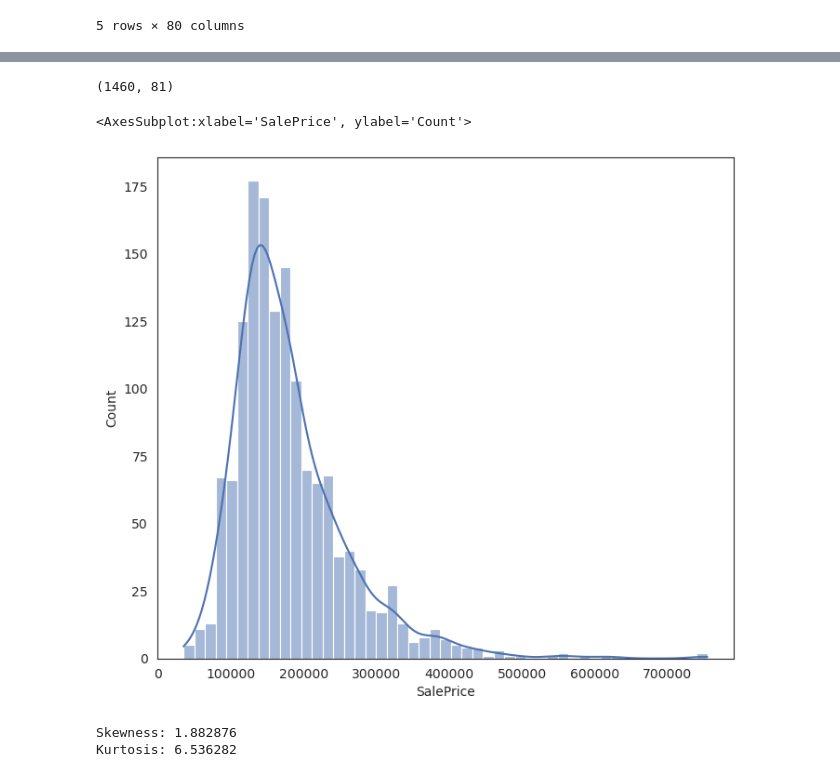
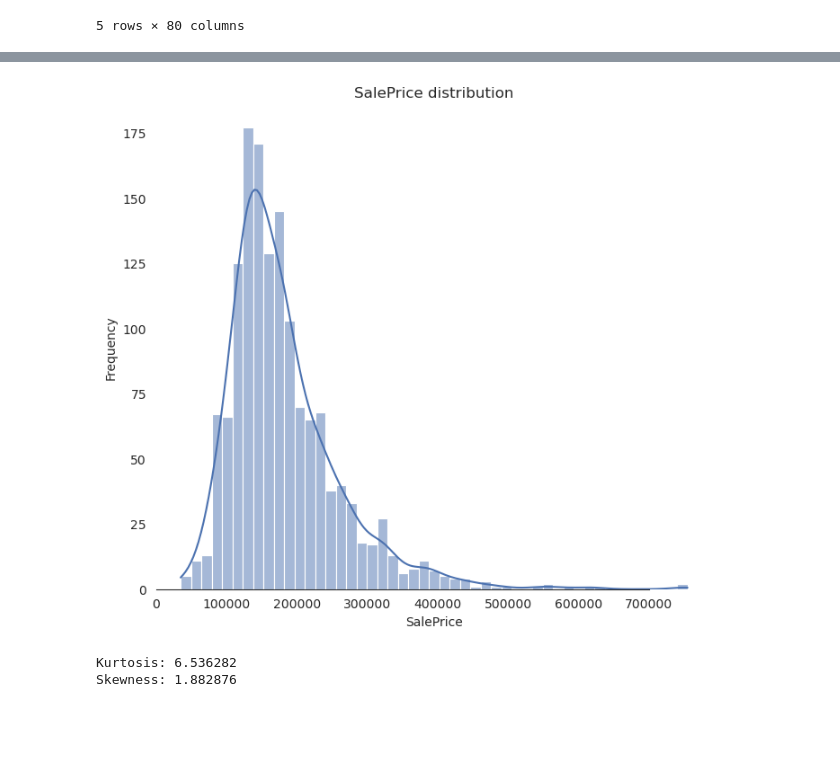
Before and after one commit to sdomoszlai13/predicting-housing-prices, a Jupyter notebook: predicting-house-prices.ipynb, the cells around one changed output, grey strips where cells are left out. Saved outputs shown, nothing was run; the diff lists cells and outputs as text; code cells hidden in the pictures; blank space fills up the shorter version.

```diff
--- a/predicting-house-prices.ipynb
+++ b/predicting-house-prices.ipynb
@@ -73,30 +76,22 @@ memory usage: 924.0+ KB
 # %%
+# Plot a histogram of the target column (SalePrice)
 sns.set_style("white")
-sns.set_color_codes(palette='deep')
-f, ax = plt.subplots(figsize=(8, 7))
-#Check the new distribution
-sns.distplot(train['SalePrice'], color="b");
+sns.set_color_codes(palette = "deep")
+fig, ax = plt.subplots(figsize = [8, 7])
+sns.histplot(house_train["SalePrice"], kde = "True", color = "b") # kde: Kernel Density Estimate
+                                                                  # not using displot because that's a figure-level function
 ax.xaxis.grid(False)
-ax.set(ylabel="Frequency")
-ax.set(xlabel="SalePrice")
-ax.set(title="SalePrice distribution")
-sns.despine(trim=True, left=True)
+ax.set(ylabel = "Frequency")
+ax.set(xlabel = "SalePrice")
+ax.set(title = "SalePrice distribution")
+sns.despine(trim = True, left = True)
 plt.show()
 # %% [output]
-(1460, 81)
+[figure, added]
-# %%
-sns.set_style("white")
-sns.set_color_codes(palette = "deep")
-fig, ax = plt.subplots(figsize = [8, 7])
-sns.histplot(house_train["SalePrice"], kde = "True", color = "b") # kde: Kernel Density Estimate
-                                                                  # not using displot because that's a figure-level function
-# %% [output]
-<AxesSubplot:xlabel='SalePrice', ylabel='Count'>
-[figure, removed]
 # %%
 # Look at how spread out and symmetric the graph is
+print("Kurtosis: %f" % house_train["SalePrice"].kurt())
 print("Skewness: %f" % house_train["SalePrice"].skew())
-print("Kurtosis: %f" % house_train["SalePrice"].kurt())
 # %% [output]
+Kurtosis: 6.536282
 Skewness: 1.882876
-Kurtosis: 6.536282
```
Also changed, not shown: parts of 8 cells of this notebook.
